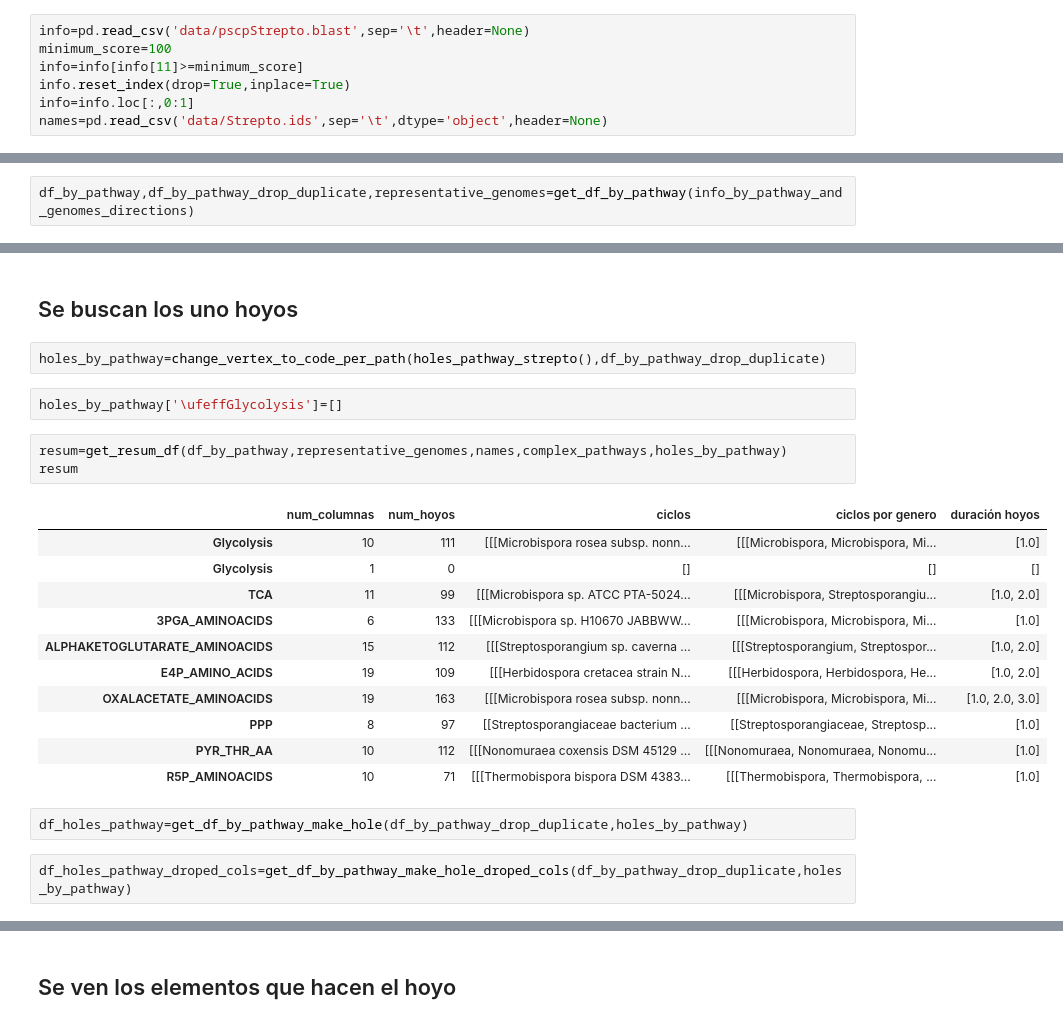
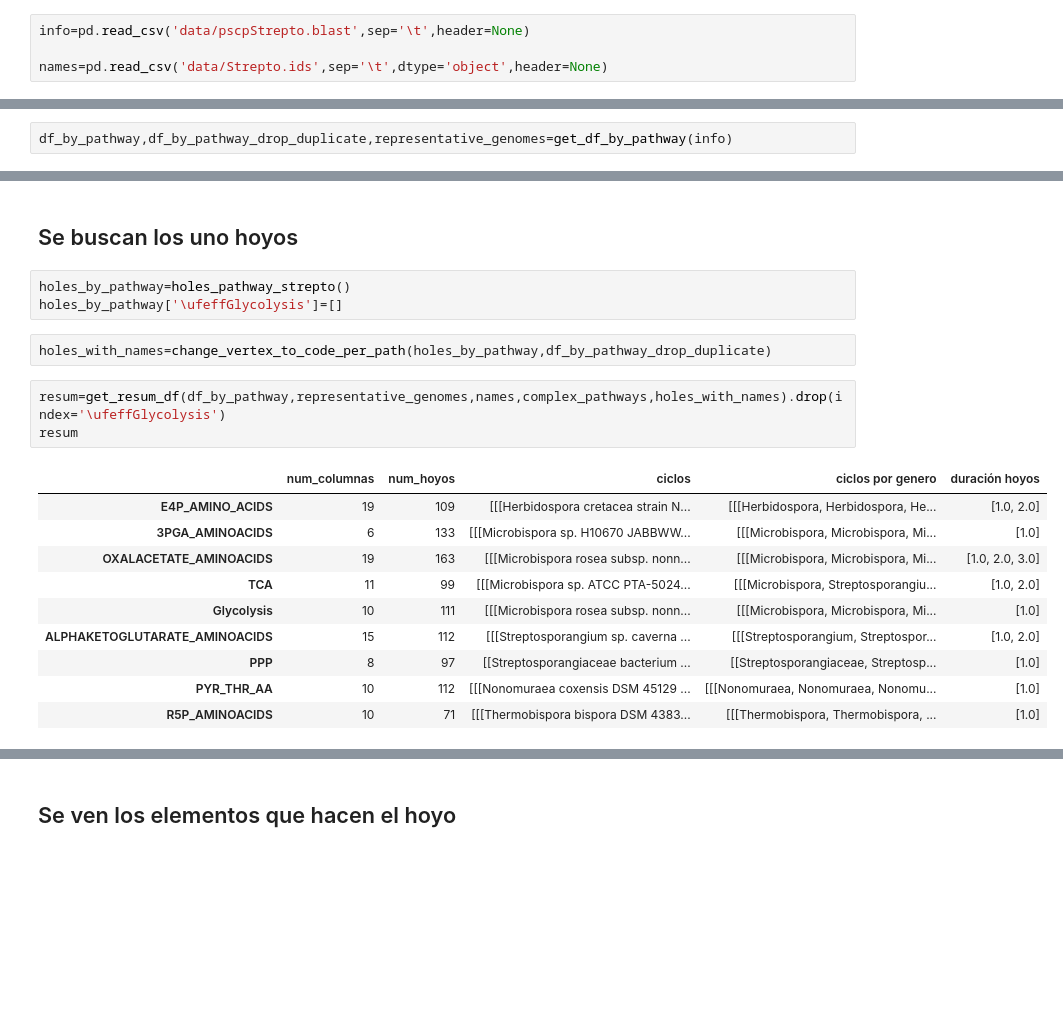
Before and after one commit to FFranciscoEspinosa/Tesis, a Jupyter notebook: Notebook_Strepto.ipynb, the cells around one changed output, grey strips where cells are left out. Cells and saved outputs as stored; diff of their text form; blank space fills up the shorter version.

```diff
--- a/Notebook_Strepto.ipynb
+++ b/Notebook_Strepto.ipynb
@@ -25,10 +25,7 @@ from module_functions import *
 <h2>Se extrae la información </h2>
 # %%
 info=pd.read_csv('data/pscpStrepto.blast',sep='\t',header=None)
-minimum_score=100
-info=info[info[11]>=minimum_score]
-info.reset_index(drop=True,inplace=True)
-info=info.loc[:,0:1]
+
 names=pd.read_csv('data/Strepto.ids',sep='\t',dtype='object',header=None)
 # %% [markdown]
 <h2>Se crean los data frames</h2>
@@ -37,2 +32,2 @@ info_by_pathway_and_genomes_directions=get_info_by_pathway_and_all_genomes_direc
 # %%
-df_by_pathway,df_by_pathway_drop_duplicate,representative_genomes=get_df_by_pathway(info_by_pathway_and_genomes_directions)
+df_by_pathway,df_by_pathway_drop_duplicate,representative_genomes=get_df_by_pathway(info)
@@ -111,25 +50,21 @@ cont
 # %% [markdown]
 <h2>Se buscan los uno hoyos</h2>
 # %%
-holes_by_pathway=change_vertex_to_code_per_path(holes_pathway_strepto(),df_by_pathway_drop_duplicate)
+holes_by_pathway=holes_pathway_strepto()
+holes_by_pathway['\ufeffGlycolysis']=[]
-# %%
-holes_by_pathway['\ufeffGlycolysis']=[]
+# %%
+holes_with_names=change_vertex_to_code_per_path(holes_by_pathway,df_by_pathway_drop_duplicate)
 # %%
-resum=get_resum_df(df_by_pathway,representative_genomes,names,complex_pathways,holes_by_pathway)
+resum=get_resum_df(df_by_pathway,representative_genomes,names,complex_pathways,holes_with_names).drop(index='\ufeffGlycolysis')
 resum
 # %% [output]
 |  | num_columnas | num_hoyos | ciclos | ciclos por genero | duración hoyos |
+| E4P_AMINO_ACIDS | 19 | 109 | [[[Herbidospora cretacea strain N... | [[[Herbidospora, Herbidospora, He... | [1.0, 2.0] |
+| 3PGA_AMINOACIDS | 6 | 133 | [[[Microbispora sp. H10670 JABBWW... | [[[Microbispora, Microbispora, Mi... | [1.0] |
+| OXALACETATE_AMINOACIDS | 19 | 163 | [[[Microbispora rosea subsp. nonn... | [[[Microbispora, Microbispora, Mi... | [1.0, 2.0, 3.0] |
+| TCA | 11 | 99 | [[[Microbispora sp. ATCC PTA-5024... | [[[Microbispora, Streptosporangiu... | [1.0, 2.0] |
 | Glycolysis | 10 | 111 | [[[Microbispora rosea subsp. nonn... | [[[Microbispora, Microbispora, Mi... | [1.0] |
-| ﻿Glycolysis | 1 | 0 | [] | [] | [] |
-| TCA | 11 | 99 | [[[Microbispora sp. ATCC PTA-5024... | [[[Microbispora, Streptosporangiu... | [1.0, 2.0] |
-| 3PGA_AMINOACIDS | 6 | 133 | [[[Microbispora sp. H10670 JABBWW... | [[[Microbispora, Microbispora, Mi... | [1.0] |
 | ALPHAKETOGLUTARATE_AMINOACIDS | 15 | 112 | [[[Streptosporangium sp. caverna ... | [[[Streptosporangium, Streptospor... | [1.0, 2.0] |
-| E4P_AMINO_ACIDS | 19 | 109 | [[[Herbidospora cretacea strain N... | [[[Herbidospora, Herbidospora, He... | [1.0, 2.0] |
-| OXALACETATE_AMINOACIDS | 19 | 163 | [[[Microbispora rosea subsp. nonn... | [[[Microbispora, Microbispora, Mi... | [1.0, 2.0, 3.0] |
 | PPP | 8 | 97 | [[Streptosporangiaceae bacterium ... | [[Streptosporangiaceae, Streptosp... | [1.0] |
 | PYR_THR_AA | 10 | 112 | [[[Nonomuraea coxensis DSM 45129 ... | [[[Nonomuraea, Nonomuraea, Nonomu... | [1.0] |
 | R5P_AMINOACIDS | 10 | 71 | [[[Thermobispora bispora DSM 4383... | [[[Thermobispora, Thermobispora, ... | [1.0] |
-# %%
-df_holes_pathway=get_df_by_pathway_make_hole(df_by_pathway_drop_duplicate,holes_by_pathway)
-# %%
-df_holes_pathway_droped_cols=get_df_by_pathway_make_hole_droped_cols(df_by_pathway_drop_duplicate,holes_by_pathway)
```
Also changed, not shown: parts of 101 cells of this notebook, 28 other files.
